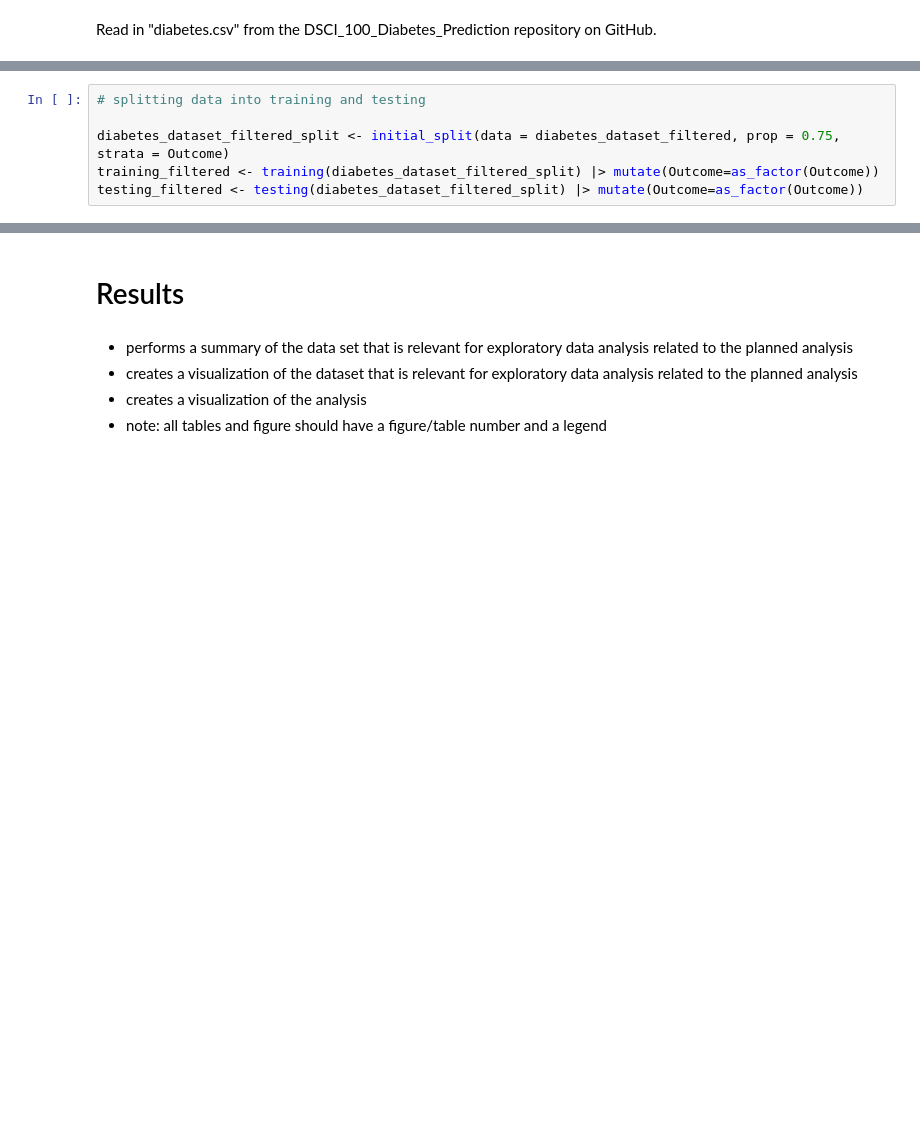
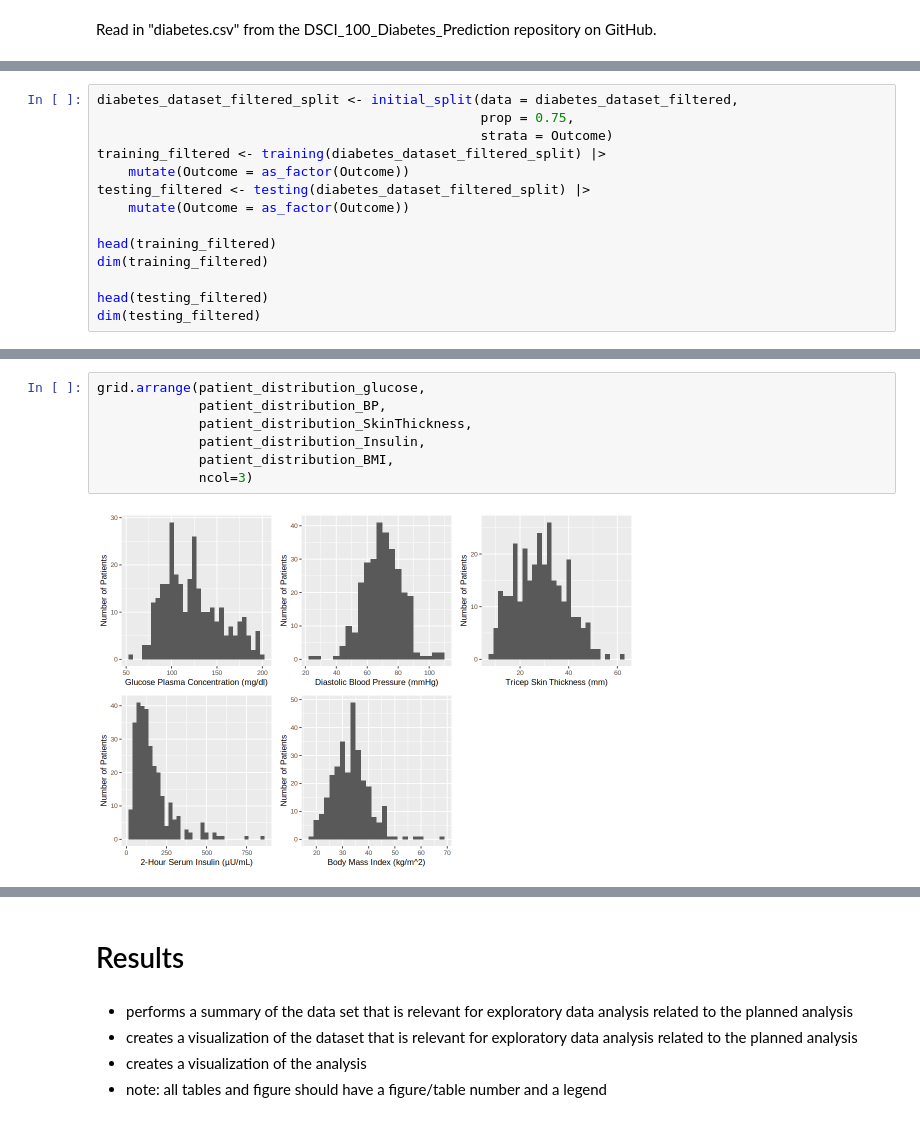
Before and after one commit to hesoru/DSCI_100_Diabetes_Prediction, a Jupyter notebook: G39_Diabetes_Final_Report.ipynb, the cells around one changed output, grey strips where cells are left out. Saved outputs shown, nothing was run; the diff lists cells and outputs as text; blank space fills up the shorter version.

```diff
--- a/G39_Diabetes_Final_Report.ipynb
+++ b/G39_Diabetes_Final_Report.ipynb
@@ -111,6 +147,14 @@ Now that our data is tidy, we will split our data into training and testing sets
 # %%
-# splitting data into training and testing
+diabetes_dataset_filtered_split <- initial_split(data = diabetes_dataset_filtered,
+                                                 prop = 0.75,
+                                                 strata = Outcome)
+training_filtered <- training(diabetes_dataset_filtered_split) |>
+    mutate(Outcome = as_factor(Outcome))
+testing_filtered <- testing(diabetes_dataset_filtered_split) |>
+    mutate(Outcome = as_factor(Outcome))
 
-diabetes_dataset_filtered_split <- initial_split(data = diabetes_dataset_filtered, prop = 0.75, strata = Outcome)
-training_filtered <- training(diabetes_dataset_filtered_split) |> mutate(Outcome=as_factor(Outcome))
-testing_filtered <- testing(diabetes_dataset_filtered_split) |> mutate(Outcome=as_factor(Outcome))
+head(training_filtered)
+dim(training_filtered)
+
+head(testing_filtered)
+dim(testing_filtered)
@@ -116,0 +249,9 @@ testing_filtered <- testing(diabetes_dataset_filtered_split) |> mutate(Outcome=a
+# %%
+grid.arrange(patient_distribution_glucose,
+             patient_distribution_BP,
+             patient_distribution_SkinThickness,
+             patient_distribution_Insulin,
+             patient_distribution_BMI,
+             ncol=3)
+# %% [output]
+[figure, added]
```
Also changed, not shown: parts of 30 cells of this notebook, 1 other file.
